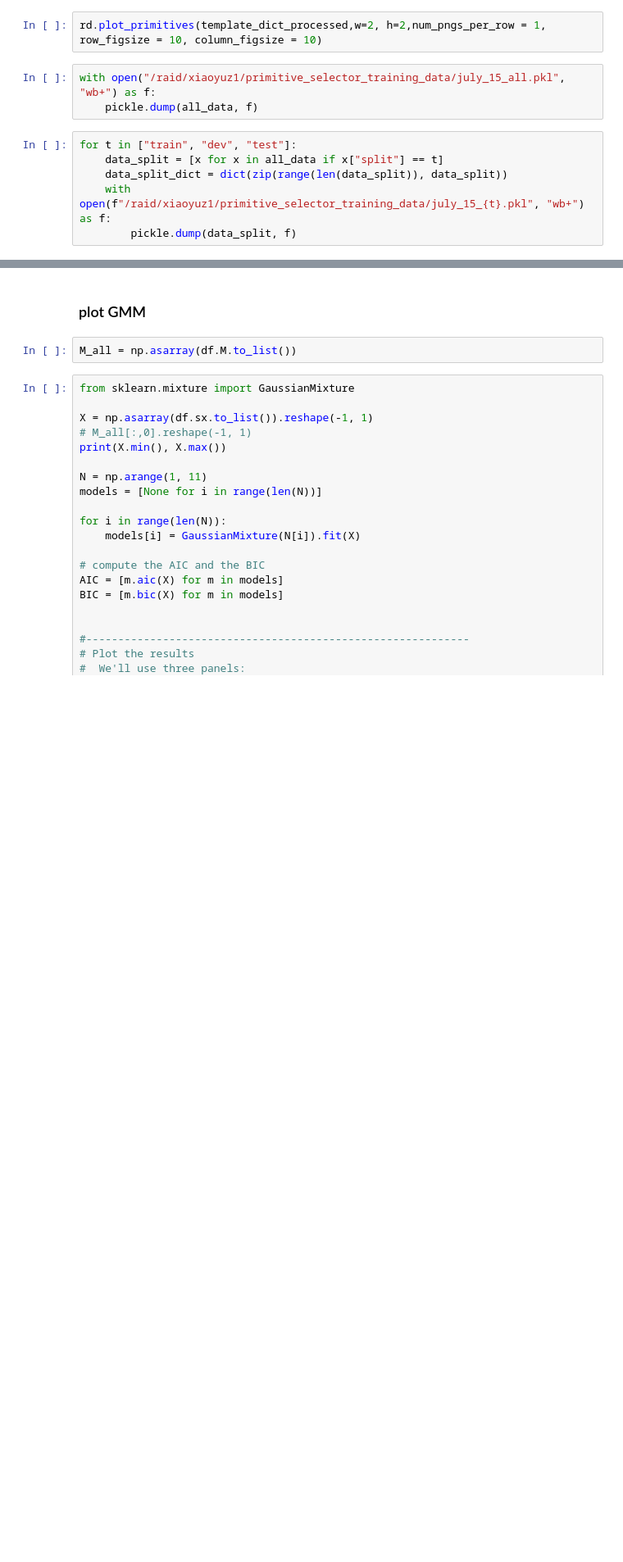
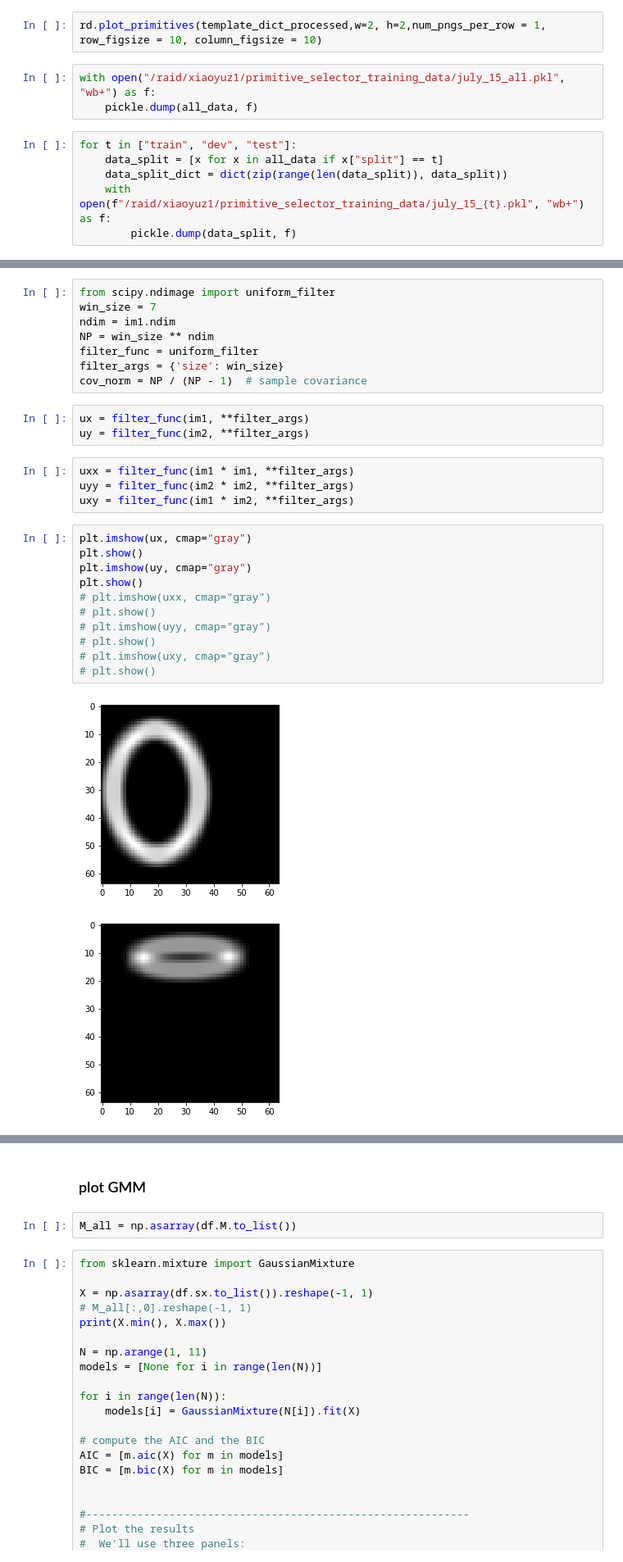
Before and after one commit to ErinZhang1998/sketch_collection, a Jupyter notebook: 07_01_analysis.ipynb, the cells around one changed output, grey strips where cells are left out. Shown at 82% size. Saved outputs shown, nothing was run; the diff lists cells and outputs as text; blank space fills up the shorter version.

```diff
--- a/07_01_analysis.ipynb
+++ b/07_01_analysis.ipynb
@@ -367,0 +325,29 @@ df.iloc[123]
+# %%
+from scipy.ndimage import uniform_filter
+win_size = 7
+ndim = im1.ndim
+NP = win_size ** ndim
+filter_func = uniform_filter
+filter_args = {'size': win_size}
+cov_norm = NP / (NP - 1)  # sample covariance
+# %%
+ux = filter_func(im1, **filter_args)
+uy = filter_func(im2, **filter_args)
+# %%
+uxx = filter_func(im1 * im1, **filter_args)
+uyy = filter_func(im2 * im2, **filter_args)
+uxy = filter_func(im1 * im2, **filter_args)
+# %%
+plt.imshow(ux, cmap="gray")
+plt.show()
+plt.imshow(uy, cmap="gray")
+plt.show()
+# plt.imshow(uxx, cmap="gray")
+# plt.show()
+# plt.imshow(uyy, cmap="gray")
+# plt.show()
+# plt.imshow(uxy, cmap="gray")
+# plt.show()
+# %% [output]
+[figure, added]
+[figure, added]
```
Also changed, not shown: parts of 36 cells of this notebook, 3 other files.
